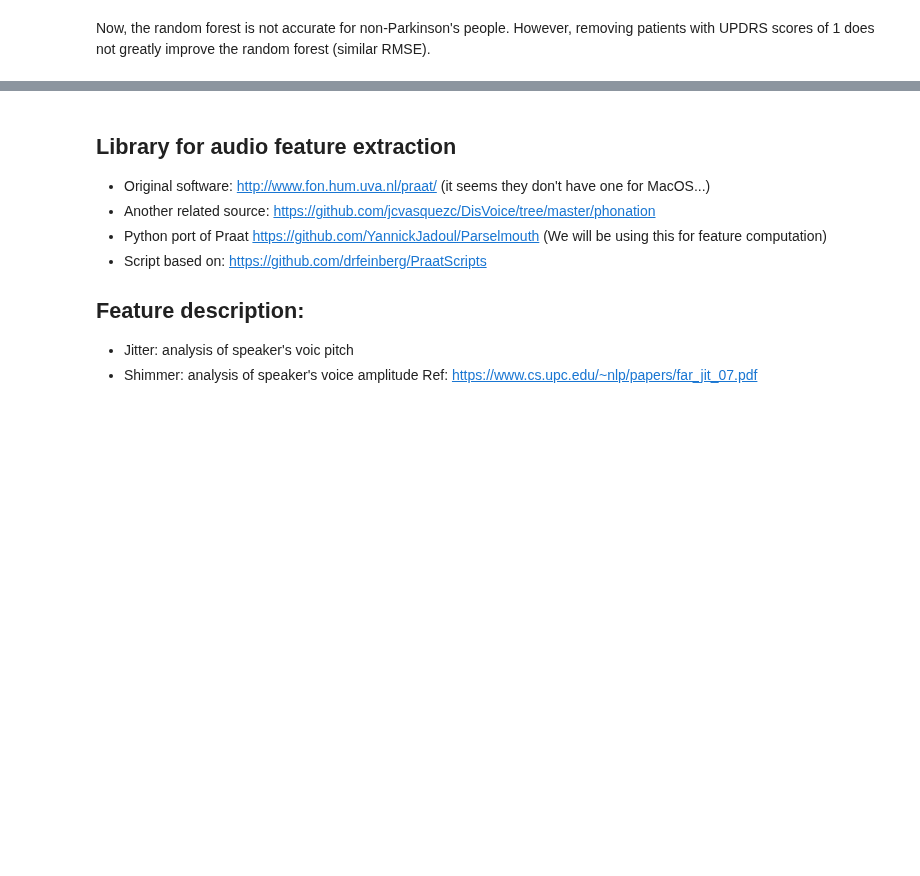
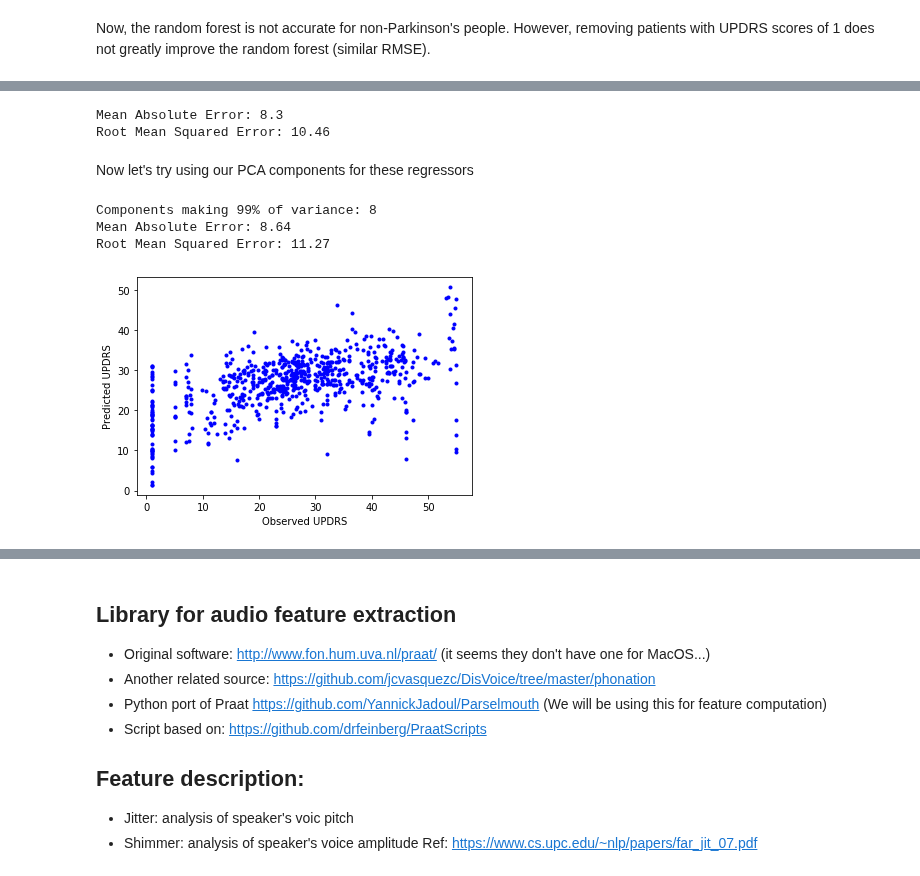
Before and after one commit to adachille/parkinsons-detector, a Jupyter notebook: parkinsons-data-exploration.ipynb, the cells around one changed output, grey strips where cells are left out. Saved outputs shown, nothing was run; the diff lists cells and outputs as text; code cells hidden in the pictures; blank space fills up the shorter version.

Commit message:
Merge in pca analysis regression

```diff
--- a/parkinsons-data-exploration.ipynb
+++ b/parkinsons-data-exploration.ipynb
@@ -625,0 +640,40 @@ plt.title('Feature Importances');
+# %%
+# Linear regression
+from sklearn.ensemble import ExtraTreesRegressor
+reg = ExtraTreesRegressor(n_estimators=100, random_state=2, min_samples_split=3).fit(train, trainy)
+predictions = reg.predict(test)
+print('Mean Absolute Error:', round(metrics.mean_absolute_error(testy, predictions),2))
+print('Root Mean Squared Error:', round(np.sqrt(metrics.mean_squared_error(testy, predictions)),2))
+# %% [output]
+Mean Absolute Error: 8.3
+Root Mean Squared Error: 10.46
+# %% [markdown]
+Now let's try using our PCA components for these regressors
+# %%
+labels = np.array(msrtrain_TE.UPDRS)
+
+pca = PCA()
+pca.fit(scaled_msrtrain_TE)
+n_components_msrTE = intrinsic_dimension(pca.explained_variance_ratio_)
+print(f"Components making 99% of variance: {n_components_msrTE}")
+pca = PCA(n_components=n_components_msrTE)
+transformed_msrtrain_TE = pca.fit_transform(scaled_msrtrain_TE)
+
+# now split into test (10%), and train (90%) sets since the MSR test data set does not have UPDRS scores
+from sklearn.model_selection import train_test_split
+train, test, trainy, testy = train_test_split(transformed_msrtrain_TE, labels, test_size = 0.1, random_state=3)
+
+# Using 100 trees as determined above
+rf = RandomForestRegressor(n_estimators=100, random_state=3)
+rf.fit(train, trainy)
+predictions = rf.predict(test)
+print('Mean Absolute Error:', round(metrics.mean_absolute_error(testy, predictions),2))
+print('Root Mean Squared Error:', round(np.sqrt(metrics.mean_squared_error(testy, predictions)),2))
+plt.plot(testy, predictions, '.', color='b')
+plt.xlabel('Observed UPDRS')
+plt.ylabel('Predicted UPDRS')
+# %% [output]
+Components making 99% of variance: 8
+Mean Absolute Error: 8.64
+Root Mean Squared Error: 11.27
+[figure, added]
```
Also changed, not shown: parts of 22 cells of this notebook.
